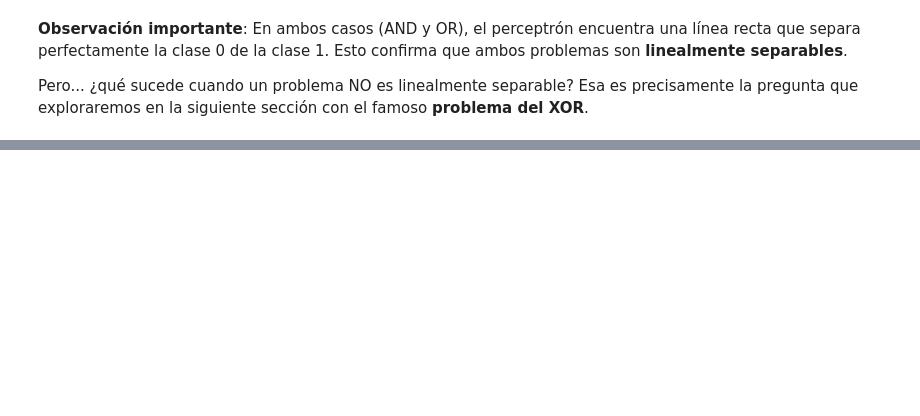
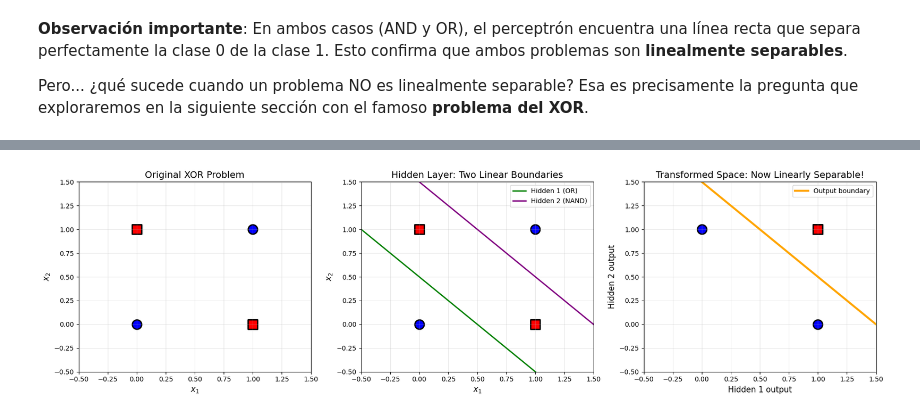
Before and after one commit to financieras/articulos, a Jupyter notebook: El_perceptron.ipynb, the cells around one changed output, grey strips where cells are left out. Drawn from its saved outputs; the diff is of its cells as text; code cells hidden in the pictures; blank space fills up the shorter version.

```diff
--- a/El_perceptron.ipynb
+++ b/El_perceptron.ipynb
@@ -766,0 +678,77 @@ Este es el **perceptrón multicapa (MLP)**: la arquitectura fundacional de las r
+# %%
+fig, axes = plt.subplots(1, 3, figsize=(18, 5))
+
+# Original XOR problem
+ax1 = axes[0]
+for i, (x, y_true) in enumerate(zip(X_xor, y_xor)):
+    color = 'blue' if y_true == 0 else 'red'
+    marker = 'o' if y_true == 0 else 's'
+    ax1.scatter(x[0], x[1], c=color, s=200, marker=marker,
+               edgecolors='k', linewidth=2)
+
+ax1.set_xlabel('$x_1$', fontsize=12)
+ax1.set_ylabel('$x_2$', fontsize=12)
+ax1.set_title('Original XOR Problem', fontsize=14)
+ax1.grid(True, alpha=0.3)
+ax1.set_xlim(-0.5, 1.5)
+ax1.set_ylim(-0.5, 1.5)
+
+# Hidden layer decisions
+ax2 = axes[1]
+x1_range = np.linspace(-0.5, 1.5, 100)
+
+# Decision boundary for hidden neuron 1 (OR-like)
+x2_h1 = -(network.hidden1.weights[0] * x1_range + network.hidden1.bias) / network.hidden1.weights[1]
+ax2.plot(x1_range, x2_h1, 'g-', linewidth=2, label='Hidden 1 (OR)')
+
+# Decision boundary for hidden neuron 2 (NAND-like)
+x2_h2 = -(network.hidden2.weights[0] * x1_range + network.hidden2.bias) / network.hidden2.weights[1]
+ax2.plot(x1_range, x2_h2, 'purple', linewidth=2, label='Hidden 2 (NAND)')
+
+for i, (x, y_true) in enumerate(zip(X_xor, y_xor)):
+    color = 'blue' if y_true == 0 else 'red'
+    marker = 'o' if y_true == 0 else 's'
+    ax2.scatter(x[0], x[1], c=color, s=200, marker=marker,
+               edgecolors='k', linewidth=2)
+
+ax2.set_xlabel('$x_1$', fontsize=12)
+ax2.set_ylabel('$x_2$', fontsize=12)
+ax2.set_title('Hidden Layer: Two Linear Boundaries', fontsize=14)
+ax2.legend()
+ax2.grid(True, alpha=0.3)
+ax2.set_xlim(-0.5, 1.5)
+ax2.set_ylim(-0.5, 1.5)
+
+# Transformed space (hidden layer outputs)
+ax3 = axes[2]
+hidden_outputs = []
+for x in X_xor:
+    h1 = network.hidden1.predict(x)
+    h2 = network.hidden2.predict(x)
+    hidden_outputs.append([h1, h2])
+
+hidden_outputs = np.array(hidden_outputs)
+
+for i, (h, y_true) in enumerate(zip(hidden_outputs, y_xor)):
+    color = 'blue' if y_true == 0 else 'red'
+    marker = 'o' if y_true == 0 else 's'
+    ax3.scatter(h[0], h[1], c=color, s=200, marker=marker,
+               edgecolors='k', linewidth=2)
+
+# Output layer decision boundary in transformed space
+h1_vals = np.linspace(-0.5, 1.5, 100)
+h2_vals = -(network.output.weights[0] * h1_vals + network.output.bias) / network.output.weights[1]
+ax3.plot(h1_vals, h2_vals, 'orange', linewidth=3, label='Output boundary')
+
+ax3.set_xlabel('Hidden 1 output', fontsize=12)
+ax3.set_ylabel('Hidden 2 output', fontsize=12)
+ax3.set_title('Transformed Space: Now Linearly Separable!', fontsize=14)
+ax3.legend()
+ax3.grid(True, alpha=0.3)
+ax3.set_xlim(-0.5, 1.5)
+ax3.set_ylim(-0.5, 1.5)
+
+plt.tight_layout()
+plt.show()
+# %% [output]
+[figure, added]
```
Also changed, not shown: parts of 15 cells of this notebook.
